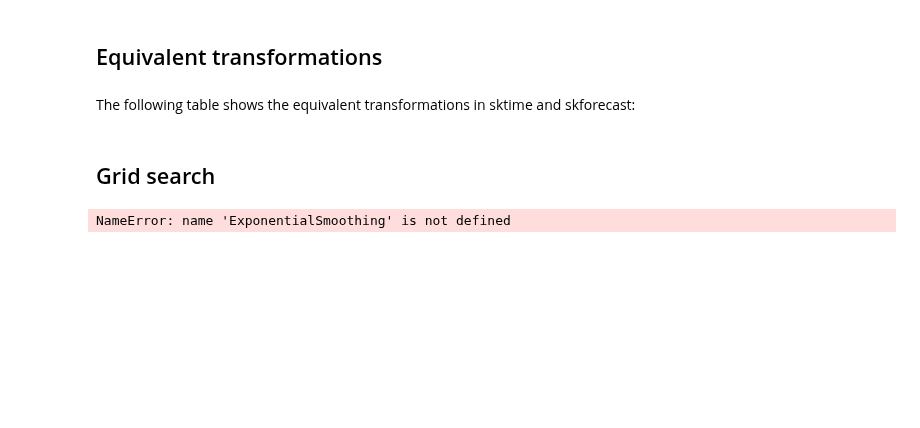
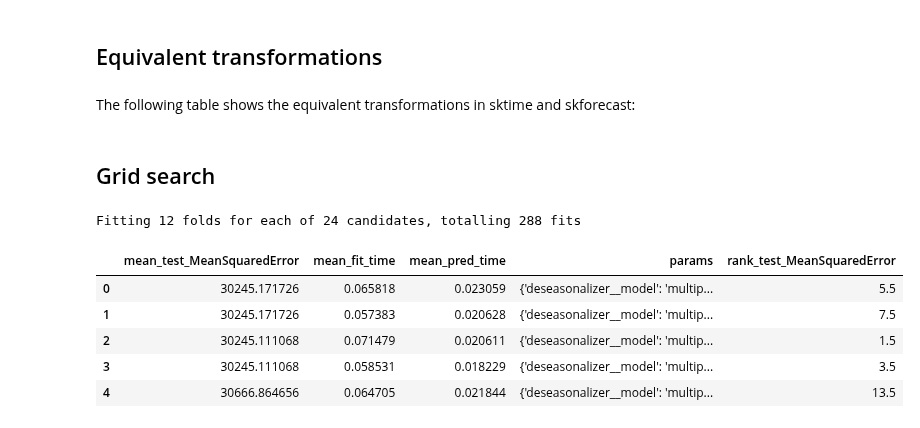
Before and after one commit to skforecast/skforecast, a Jupyter notebook: dev/sktime_pipelines.ipynb, the cells around one changed output. Saved outputs shown, nothing was run; the diff lists cells and outputs as text; code cells hidden in the pictures; blank space fills up the shorter version.

Commit message:
added grid search

```diff
--- a/dev/sktime_pipelines.ipynb
+++ b/dev/sktime_pipelines.ipynb
@@ -101,11 +90,6 @@ ax.set_title('Monthly fuel consumption in Spain');
 Train dates : 1969-01-01 00:00:00 --- 1980-01-01 00:00:00  (n=133)
 Test dates  : 1980-02-01 00:00:00 --- 1990-01-01 00:00:00  (n=120)
 [figure]
-# %%
-# Exogenous variables
-# ======================================================================================
-data['month'] = data.index.month
-data["year"] = data.index.year
 # %% [markdown]
 ## Sktime
 # %%
@@ -254,45 +255,53 @@ np.testing.assert_allclose(y_hat_sktime, y_hat_skforecast)
 # %% [markdown]
 ## Grid search
 # %%
-from sklearn.preprocessing import MinMaxScaler, PowerTransformer, RobustScaler
-
+from sklearn.preprocessing import PowerTransformer, RobustScaler
 from sktime.forecasting.compose import TransformedTargetForecaster
 from sktime.transformations.series.adapt import TabularToSeriesAdaptor
-from sktime.transformations.series.detrend import Deseasonalizer, Detrender
+from sktime.transformations.series.detrend import Deseasonalizer
+from sktime.forecasting.model_selection import ForecastingGridSearchCV
+from sktime.performance_metrics.forecasting import MeanSquaredError
+from sktime.forecasting.model_selection import SlidingWindowSplitter
 
-forecaster = TransformedTargetForecaster(
+forecaster = make_reduction(Ridge(), window_length=15, strategy="recursive")
+
+pipe = TransformedTargetForecaster(
     steps=[
-        ("detrender", Detrender()),
         ("deseasonalizer", Deseasonalizer()),
-        ("minmax", TabularToSeriesAdaptor(MinMaxScaler((1, 10)))),
         ("power", TabularToSeriesAdaptor(PowerTransformer())),
         ("scaler", TabularToSeriesAdaptor(RobustScaler())),
-        ("forecaster", ExponentialSmoothing()),
+        ("forecaster", forecaster),
     ]
 )
 
-# using dunder notation to access inner objects/params as in sklearn
+# Using dunder notation to access inner objects/params as in sklearn
 param_grid = {
-    # deseasonalizer
     "deseasonalizer__model": ["multiplicative", "additive"],
-    # power
     "power__transformer__method": ["yeo-johnson", "box-cox"],
     "power__transformer__standardize": [True, False],
-    # forecaster
-    "forecaster__sp": [4, 6, 12],
-    "forecaster__seasonal": ["add", "mul"],
-    "forecaster__trend": ["add", "mul"],
-    "forecaster__damped_trend": [True, False],
+    "forecaster__estimator__alpha": [0.1, 0.5, 1.0]
 }
 
+# Cross-validation setup
+cv = SlidingWindowSplitter(fh=10, window_length=len(data_train), step_length=10)
+
+# Grid search setup
 gscv = ForecastingGridSearchCV(
-    forecaster=forecaster,
+    forecaster=pipe,
     param_grid=param_grid,
     cv=cv,
     verbose=1,
-    scoring=MeanSquaredError(square_root=True),  # set custom scoring function
+    scoring=MeanSquaredError(square_root=True)
 )
-gscv.fit(y_train)
-y_pred = gscv.predict(fh=fh)
+
+# Fit and predict
+gscv.fit(data['litters'])
+gscv.cv_results_.head()
 # %% [output]
-NameError: name 'ExponentialSmoothing' is not defined
+Fitting 12 folds for each of 24 candidates, totalling 288 fits
+|  | mean_test_MeanSquaredError | mean_fit_time | mean_pred_time | params | rank_test_MeanSquaredError |
+| 0 | 30245.171726 | 0.065818 | 0.023059 | {'deseasonalizer__model': 'multip... | 5.5 |
+| 1 | 30245.171726 | 0.057383 | 0.020628 | {'deseasonalizer__model': 'multip... | 7.5 |
+| 2 | 30245.111068 | 0.071479 | 0.020611 | {'deseasonalizer__model': 'multip... | 1.5 |
+| 3 | 30245.111068 | 0.058531 | 0.018229 | {'deseasonalizer__model': 'multip... | 3.5 |
+| 4 | 30666.864656 | 0.064705 | 0.021844 | {'deseasonalizer__model': 'multip... | 13.5 |
```
Also changed, not shown: parts of 17 cells of this notebook.
